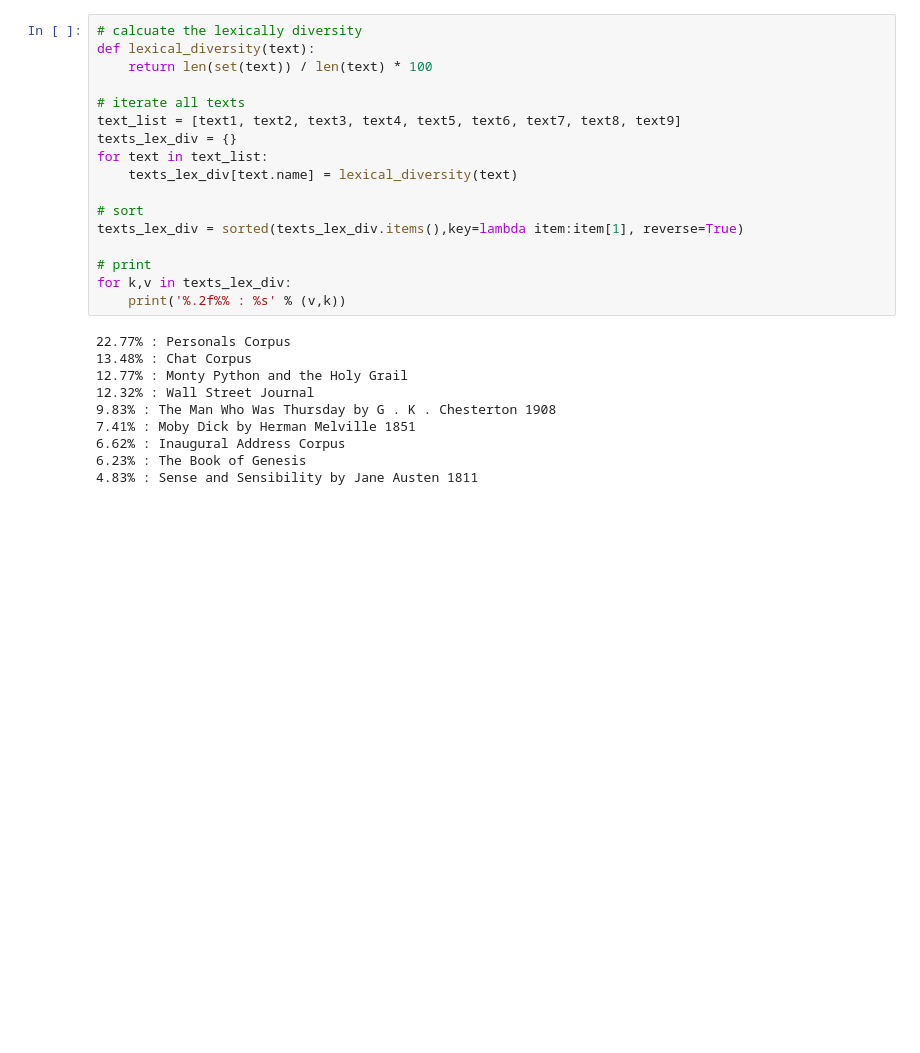
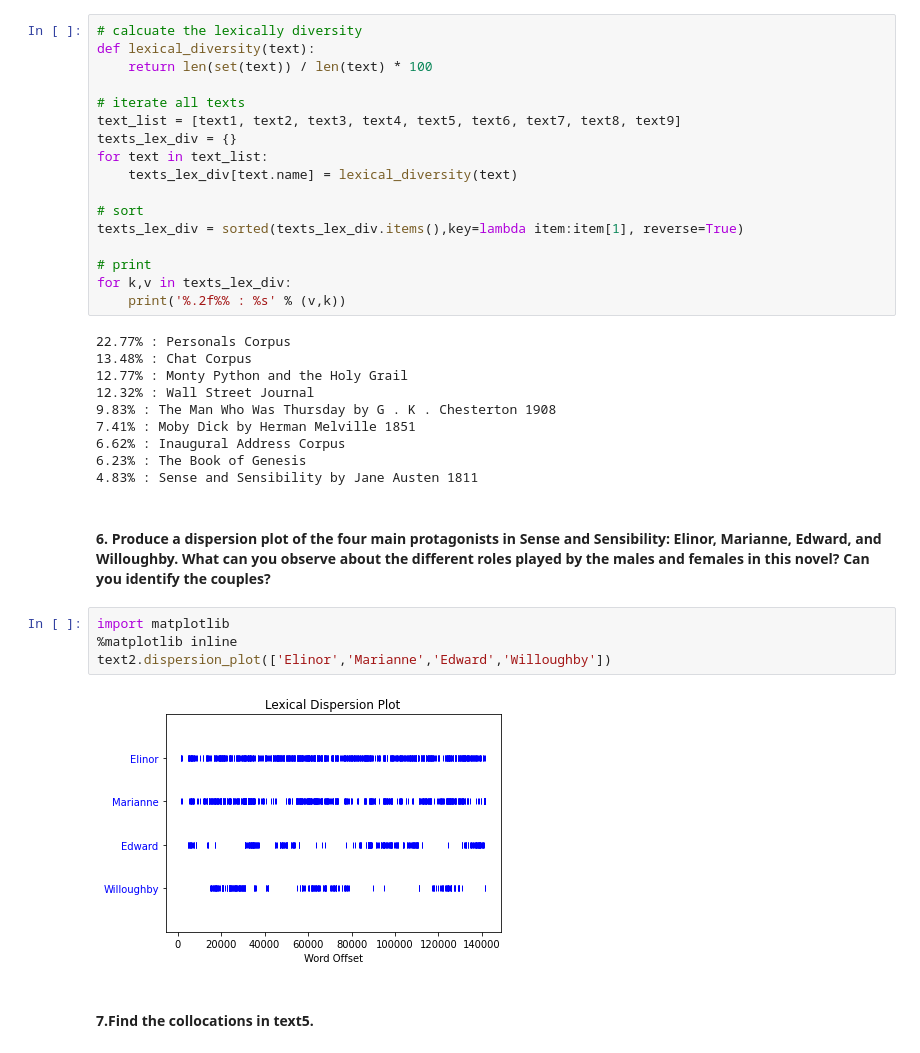
Before and after one commit to rainumdo/nltk_book_exercises, a Jupyter notebook: 1. Language Processing and Python.ipynb, the cells around one changed output. Saved outputs shown, nothing was run; the diff lists cells and outputs as text; blank space fills up the shorter version.

```diff
--- a/1. Language Processing and Python.ipynb
+++ b/1. Language Processing and Python.ipynb
@@ -71,3 +71,13 @@ for k,v in texts_lex_div:
 6.62% : Inaugural Address Corpus
 6.23% : The Book of Genesis
 4.83% : Sense and Sensibility by Jane Austen 1811
+# %% [markdown]
+#### 6. Produce a dispersion plot of the four main protagonists in Sense and Sensibility: Elinor, Marianne, Edward, and Willoughby. What can you observe about the different roles played by the males and females in this novel? Can you identify the couples?
+# %%
+import matplotlib
+%matplotlib inline
+text2.dispersion_plot(['Elinor','Marianne','Edward','Willoughby'])
+# %% [output]
+[figure, added]
+# %% [markdown]
+####  7.Find the collocations in text5.
```
Also changed, not shown: parts of 56 cells of this notebook.
